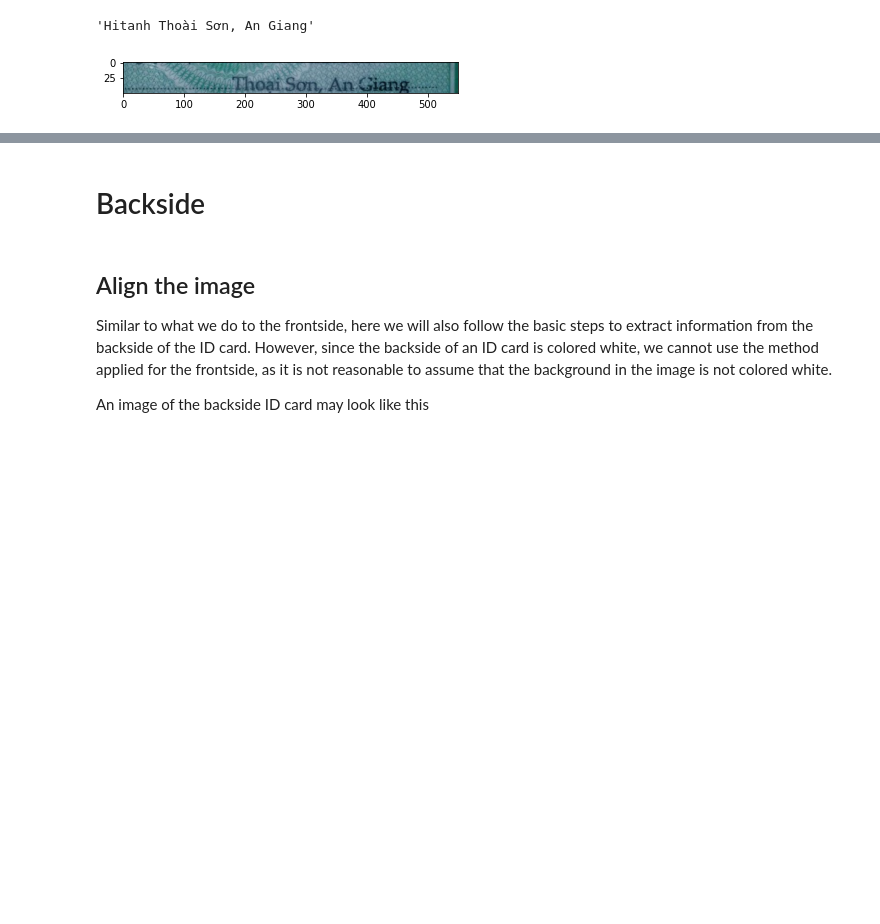
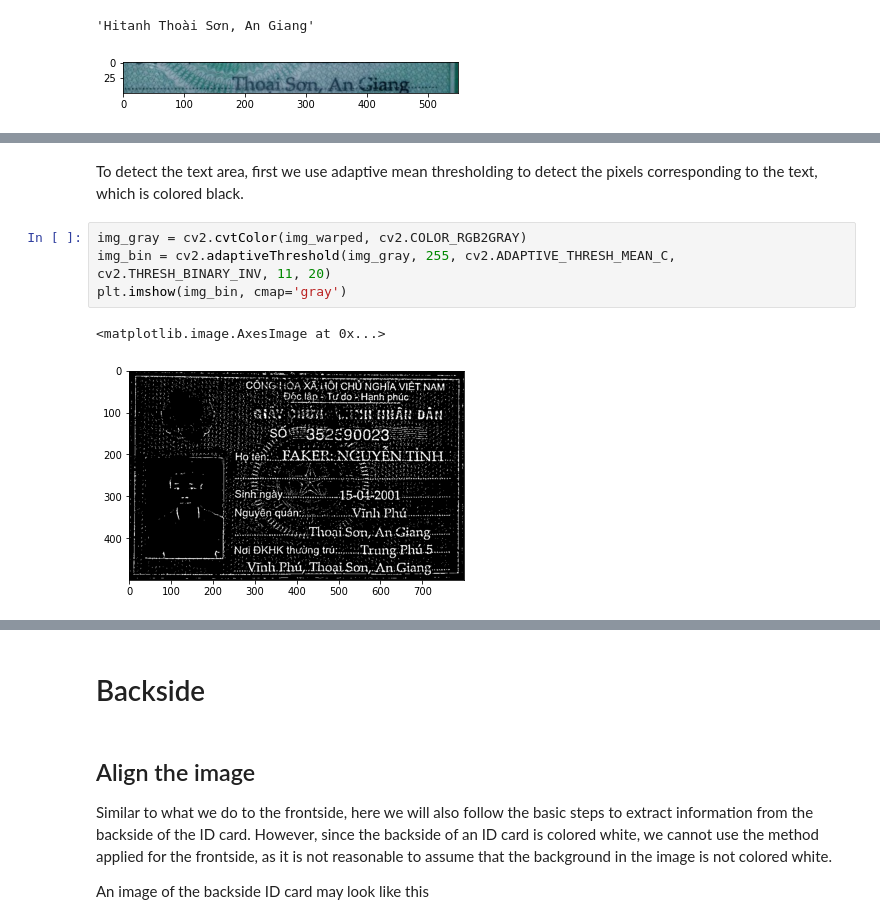
Before and after one commit to HoangCongDuc/vietnamese-id-card-extractor, a Jupyter notebook: methods-explanation.ipynb, the cells around one changed output, grey strips where cells are left out. Cells and saved outputs as stored; diff of their text form; blank space fills up the shorter version.

```diff
--- a/methods-explanation.ipynb
+++ b/methods-explanation.ipynb
@@ -280,0 +256,9 @@ Thoại Sơn, An Giang
+# %% [markdown]
+To detect the text area, first we use adaptive mean thresholding to detect the pixels corresponding to the text, which is colored black.
+# %%
+img_gray = cv2.cvtColor(img_warped, cv2.COLOR_RGB2GRAY)
+img_bin = cv2.adaptiveThreshold(img_gray, 255, cv2.ADAPTIVE_THRESH_MEAN_C, cv2.THRESH_BINARY_INV, 11, 20)
+plt.imshow(img_bin, cmap='gray')
+# %% [output]
+<matplotlib.image.AxesImage at 0x...>
+[figure, added]
```
Also changed, not shown: parts of 32 cells of this notebook, 11 other files.
